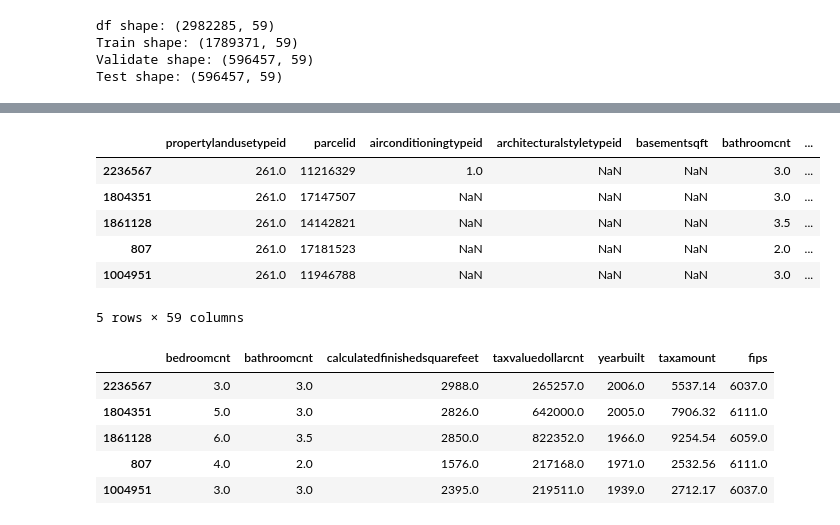
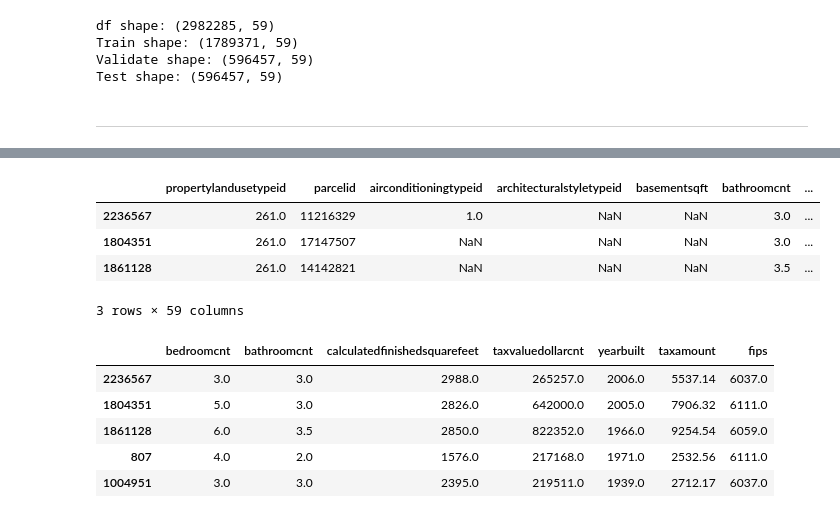
Before and after one commit to etclark3/regression-exercises, a Jupyter notebook: zillow_acq-prep.ipynb, the cells around one changed output, grey strips where cells are left out. Drawn from its saved outputs; the diff is of its cells as text; code cells hidden in the pictures.

Commit message:
Fixed additional errors from outliers that remained in train, validate, test

```diff
--- a/zillow_acq-prep.ipynb
+++ b/zillow_acq-prep.ipynb
@@ -65,6 +60,6 @@ wrangle.get_zillow_2017()
 # %%
 # Dropping obvious unnecessary columns right off the bat
-zillow17 = wrangle.get_zillow_2017().drop(columns={'id', 'Unnamed: 0'})
+zillow17 = acquire.get_zillow_2017().drop(columns={'id', 'Unnamed: 0'})
 zillow17.head(3)
 # %% [output]
 |  | propertylandusetypeid | parcelid | airconditioningtypeid | architecturalstyletypeid | basementsqft | bathroomcnt | ... |
@@ -80,6 +75,8 @@ df shape: (2982285, 59)
 Train shape: (1789371, 59)
 Validate shape: (596457, 59)
 Test shape: (596457, 59)
+# %% [markdown]
+---
 # %%
 # Sending the data to a .csv file for future use and quicker pulls
 train.to_csv('zillow_train.csv')
@@ -110,15 +107,13 @@ Name: propertylandusedesc, dtype: int64
 # Narrow down the data frame and reassign it back into the variable
 train = train[(train.propertylandusedesc == 'Single Family Residential') | (train.propertylandusedesc == 'Inferred Single Family Residential')]
 # %%
-train.head()
+train.head(3)
 # %% [output]
 |  | propertylandusetypeid | parcelid | airconditioningtypeid | architecturalstyletypeid | basementsqft | bathroomcnt | ... |
 | 2236567 | 261.0 | 11216329 | 1.0 | NaN | NaN | 3.0 | ... |
 | 1804351 | 261.0 | 17147507 | NaN | NaN | NaN | 3.0 | ... |
 | 1861128 | 261.0 | 14142821 | NaN | NaN | NaN | 3.5 | ... |
-| 807 | 261.0 | 17181523 | NaN | NaN | NaN | 2.0 | ... |
-| 1004951 | 261.0 | 11946788 | NaN | NaN | NaN | 3.0 | ... |
-5 rows × 59 columns
+3 rows × 59 columns
 # %%
 sfh_train = train[['bedroomcnt','bathroomcnt','calculatedfinishedsquarefeet','taxvaluedollarcnt','yearbuilt','taxamount','fips']]
 # %%
```
Also changed, not shown: parts of 47 cells of this notebook.
